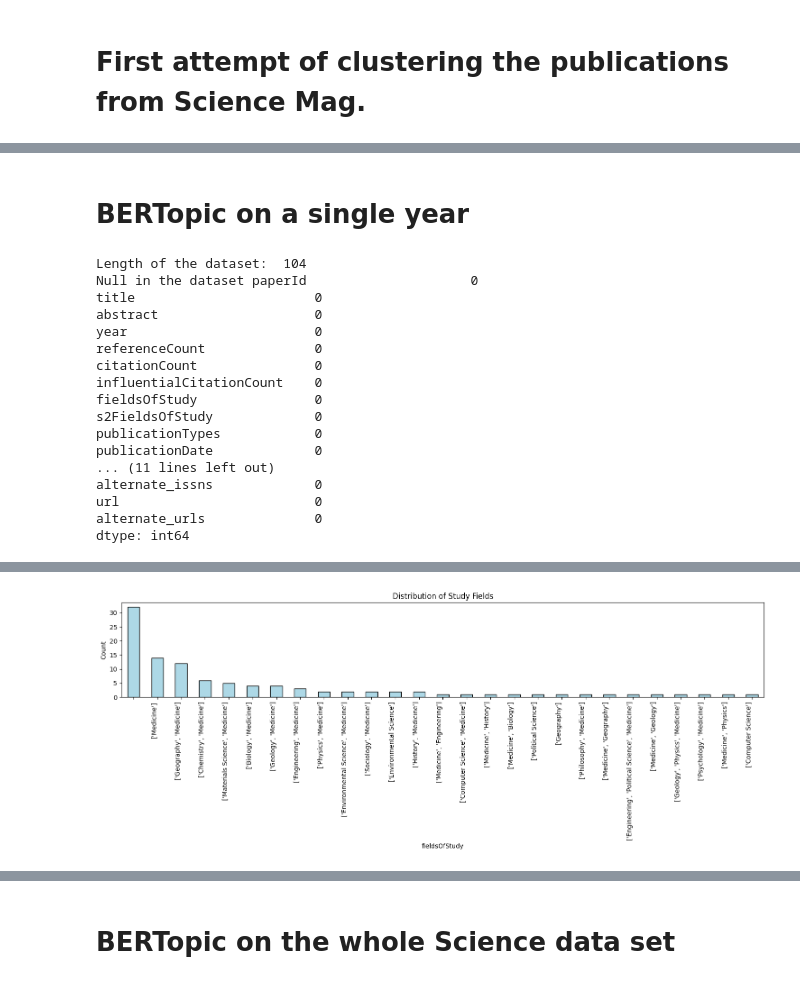
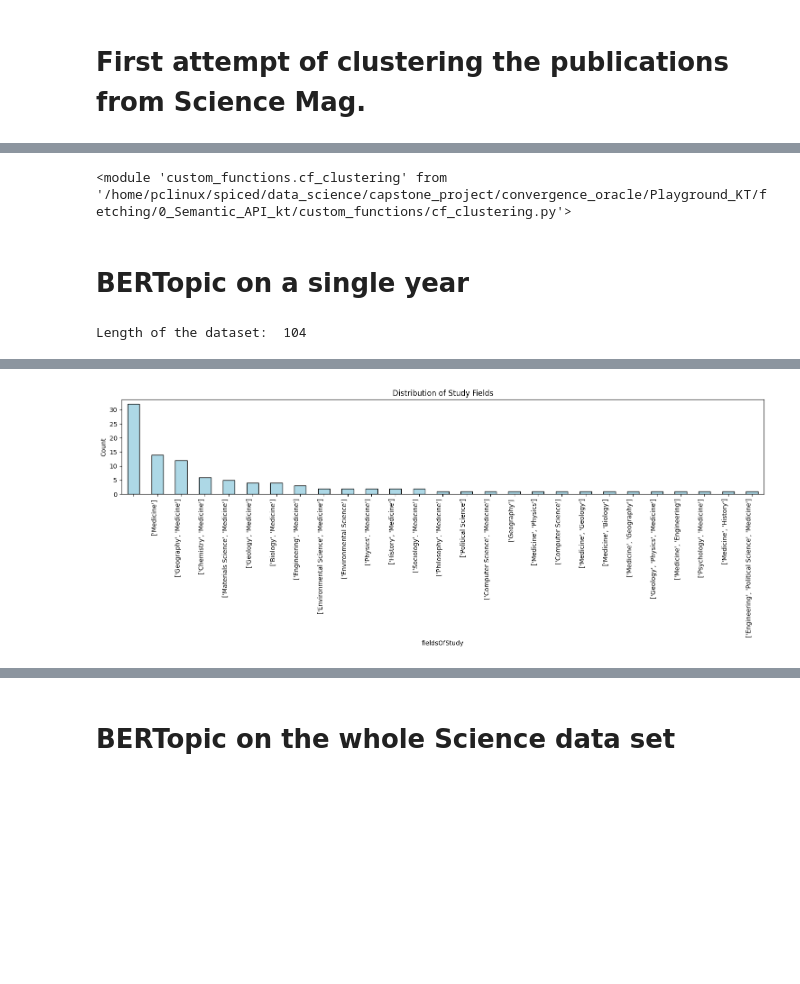
Before and after one commit to KutlualpTazefidan/convergence_oracle, a Jupyter notebook: Playground_KT/fetching/0_Semantic_API_kt/1_0_0_Clustering_using_BerTopic_for_SemanticScholar.ipynb, the cells around one changed output, grey strips where cells are left out. Saved outputs shown, nothing was run; the diff lists cells and outputs as text; code cells hidden in the pictures; blank space fills up the shorter version.

Commit message:
Make plots

```diff
--- a/Playground_KT/fetching/0_Semantic_API_kt/1_0_0_Clustering_using_BerTopic_for_SemanticScholar.ipynb
+++ b/Playground_KT/fetching/0_Semantic_API_kt/1_0_0_Clustering_using_BerTopic_for_SemanticScholar.ipynb
@@ -249,25 +10,21 @@ def visualize_intertopic_distances_3d(df,topics,model,umap_embeddings):
+# %%
+import pandas as pd
+pd.set_option('display.max_rows', 300)
+pd.set_option('display.max_colwidth', 100)
+from custom_functions import cf_clustering as cfc
+
+# This is required when you're using jupyter notebook and want to make changes to your custom function
+import importlib
+importlib.reload(cfc)
+# %% [output]
+<module 'custom_functions.cf_clustering' from '/home/pclinux/spiced/data_science/capstone_project/convergence_oracle/Playground_KT/fetching/0_Semantic_API_kt/custom_functions/cf_clustering.py'>
 # %% [markdown]
 # BERTopic on a single year
 # %%
-## Filter using the year:
+# Load and the data set and apply a year filter:
 years = [1900]
-df = load_clean_dataset("./data/1880-2023_Science_48966.csv",years)
-viz_study_field_distribution(df)
+sy_df = cfc.load_clean_dataset("./data/1880-2023_Science_48966.csv",years)
+display(sy_df.head())
+cfc.viz_study_field_distribution(sy_df)
 # %% [output]
 Length of the dataset:  104
-Null in the dataset paperId                     0
-title                       0
-abstract                    0
-year                        0
-referenceCount              0
-citationCount               0
-influentialCitationCount    0
-fieldsOfStudy               0
-s2FieldsOfStudy             0
-publicationTypes            0
-publicationDate             0
-... (11 lines left out)
-alternate_issns             0
-url                         0
-alternate_urls              0
-dtype: int64
@@ -274,2 +37,2 @@ dtype: int64
-[figure, old version]
+[figure, new version]
 # %%
```
Also changed, not shown: parts of 9 cells of this notebook, 4 other files.
